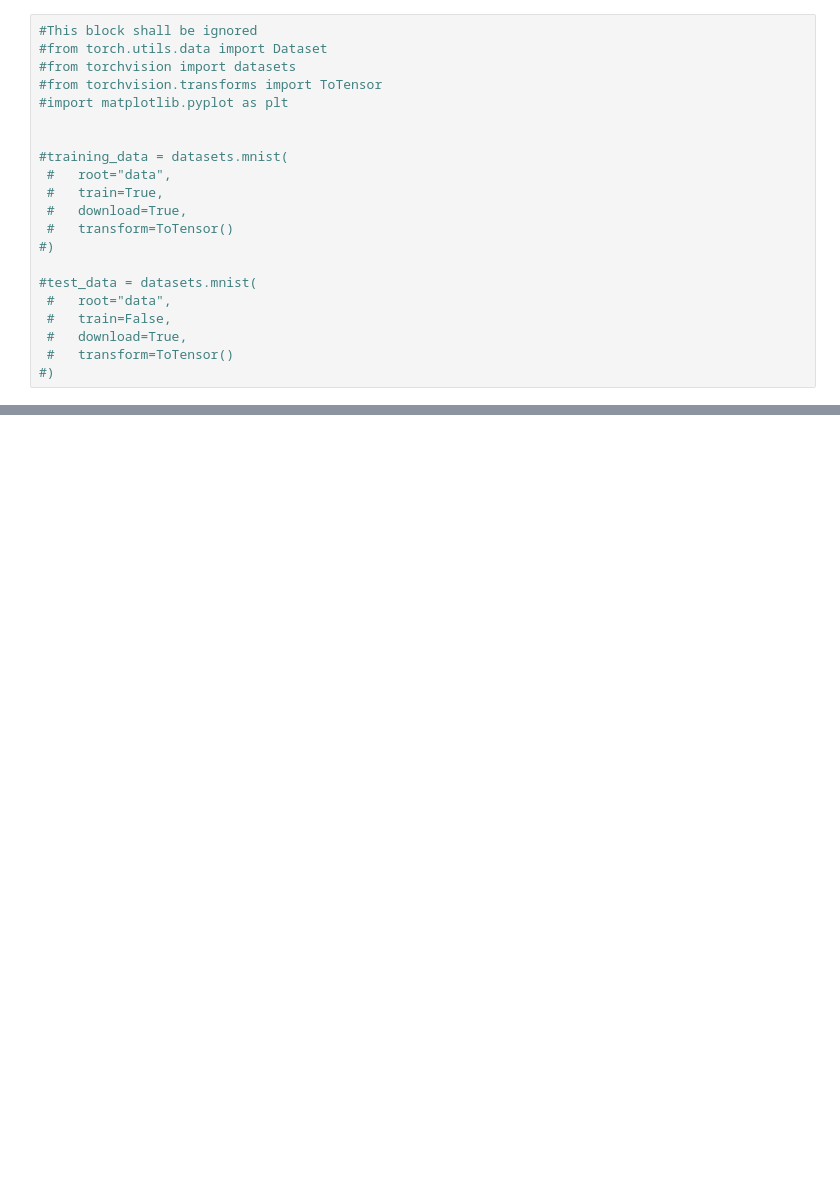
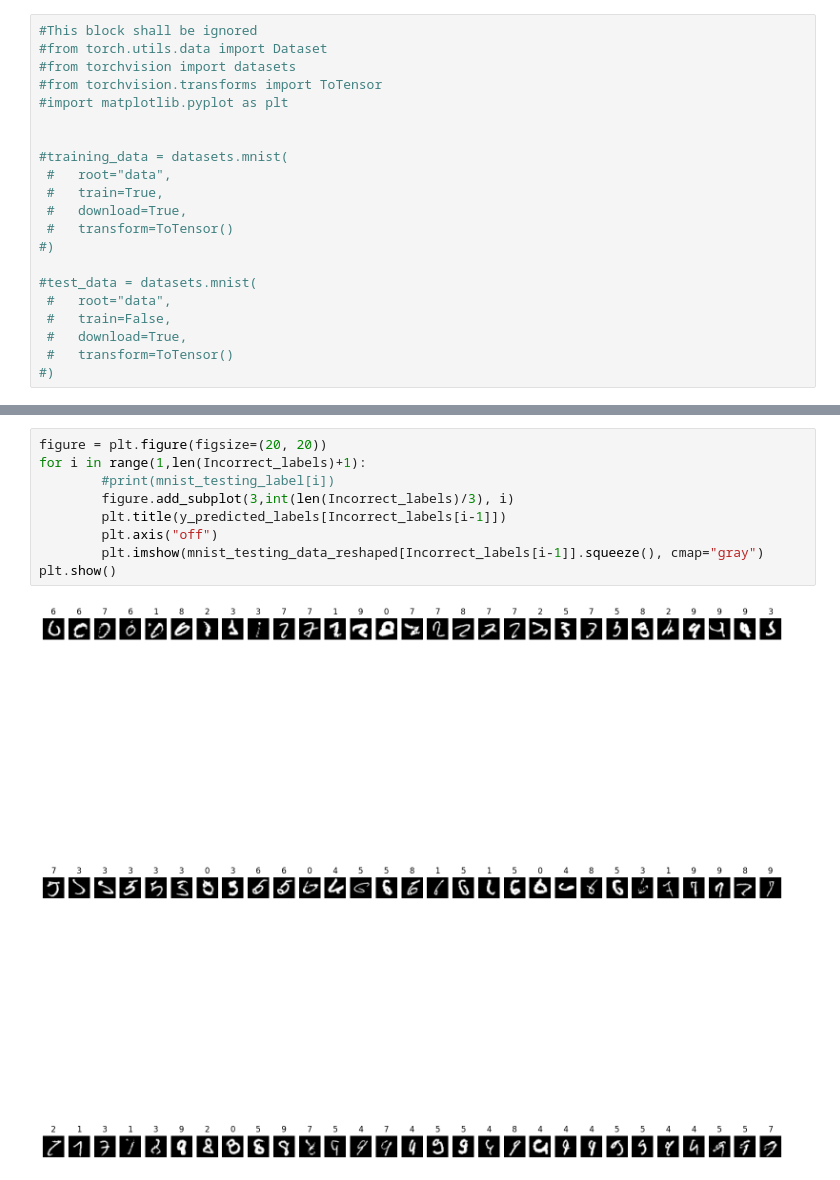
Before and after one commit to ArohanH/WIDS-2K23, a Jupyter notebook: Week1/Untitled.ipynb, the cells around one changed output, grey strips where cells are left out. Drawn from its saved outputs; the diff is of its cells as text; blank space fills up the shorter version.

```diff
--- a/Week1/Untitled.ipynb
+++ b/Week1/Untitled.ipynb
@@ -80,0 +186,11 @@ plt.show()
+# %%
+figure = plt.figure(figsize=(20, 20))
+for i in range(1,len(Incorrect_labels)+1):
+        #print(mnist_testing_label[i])
+        figure.add_subplot(3,int(len(Incorrect_labels)/3), i)
+        plt.title(y_predicted_labels[Incorrect_labels[i-1]])
+        plt.axis("off")
+        plt.imshow(mnist_testing_data_reshaped[Incorrect_labels[i-1]].squeeze(), cmap="gray")
+plt.show()
+# %% [output]
+[figure, added]
```
Also changed, not shown: parts of 14 cells of this notebook.
